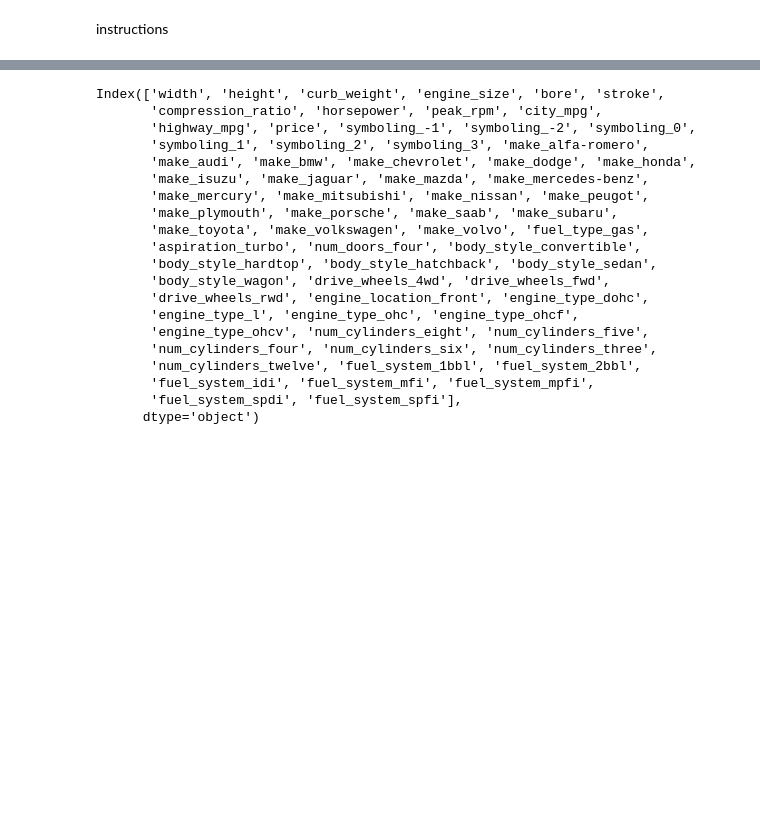
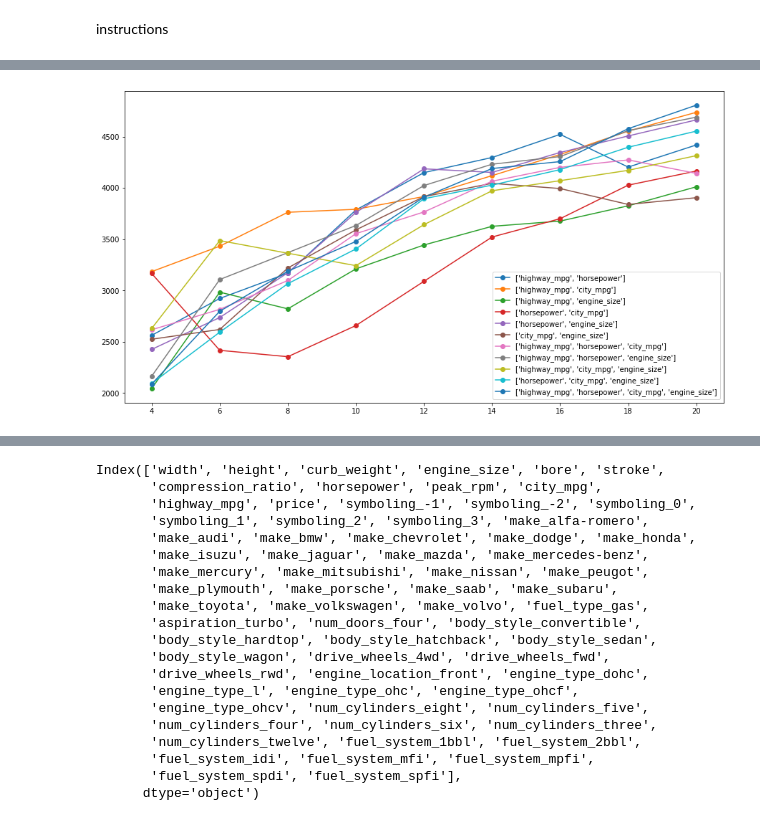
Before and after one commit to xcrusader/DQproject17, a Jupyter notebook: Test.ipynb, the cells around one changed output, grey strips where cells are left out. Cells and saved outputs as stored; diff of their text form; code cells hidden in the pictures; blank space fills up the shorter version.

```diff
--- a/Test.ipynb
+++ b/Test.ipynb
@@ -576,9 +532,0 @@ sorted_rmse
-# %%
-fig=plt.figure(figsize=(12,8))
-ax=fig.add_subplot(111)
-ax.hlines(y=sorted_rmse["col_name"],xmin=1000,xmax=sorted_rmse["rmse"])
-ax.scatter(y=sorted_rmse["col_name"],x=sorted_rmse["rmse"])
-
-for i in range(len(sorted_rmse)):
-    ax.text(s=sorted_rmse.iloc[i,1],x=sorted_rmse.iloc[i,1],y=sorted_rmse.iloc[i,0])
-plt.show()
@@ -607,0 +572,7 @@ def knn_train_test(feature_cols,target_col,data):
+# %%
+from itertools import combinations
+
+input = rmse_mean[-4:].index
+
+output = sum([list(map(list, combinations(input, i))) for i in range(len(input) + 1)], [])
+output[5:]
@@ -607,0 +591,3 @@ def knn_train_test(feature_cols,target_col,data):
+# %%
+for i in range(5,len(output)):
+    print(output[i])
@@ -607,0 +606,30 @@ def knn_train_test(feature_cols,target_col,data):
+# %%
+# fig=plt.figure(figsize=(12,8))
+# ax=fig.add_subplot(111)
+# #univariate_param_result["rmse"]
+# ax.plot(list(range(5,25,5)),univariate_param_result[not_price],marker='o')
+# ax.set_xticks([5,10,15,20])
+
+# plt.show()
+feature_set_rmse=pd.DataFrame(columns=["feature_set","k_4","k_6","k_8",
+                                       "k_10","k_12","k_14","k_16","k_18","k_20"])
+length=len(feature_set_rmse)
+fig=plt.figure(figsize=(15,8))
+ax=fig.add_subplot(111)
+
+for i in range(5,len(output)):
+    rmse_results=[]
+    rmse_results.append(output[i])
+    #parameter
+    for each_val in range(4,22,2):
+        features_rmse=knn_train_test(output[i],"price",cars,each_val)
+        rmse_results.append(features_rmse)
+        #parameter
+    ax.plot(range(4,22,2),rmse_results[1:],marker='o')
+    length=len(feature_set_rmse)
+    feature_set_rmse.loc[length]=rmse_results
+#ax.set_xticks([5,10,15,20])
+ax.legend(output[5:])
+plt.show()
+# %% [output]
+[figure, added]
```
Also changed, not shown: parts of 58 cells of this notebook.
